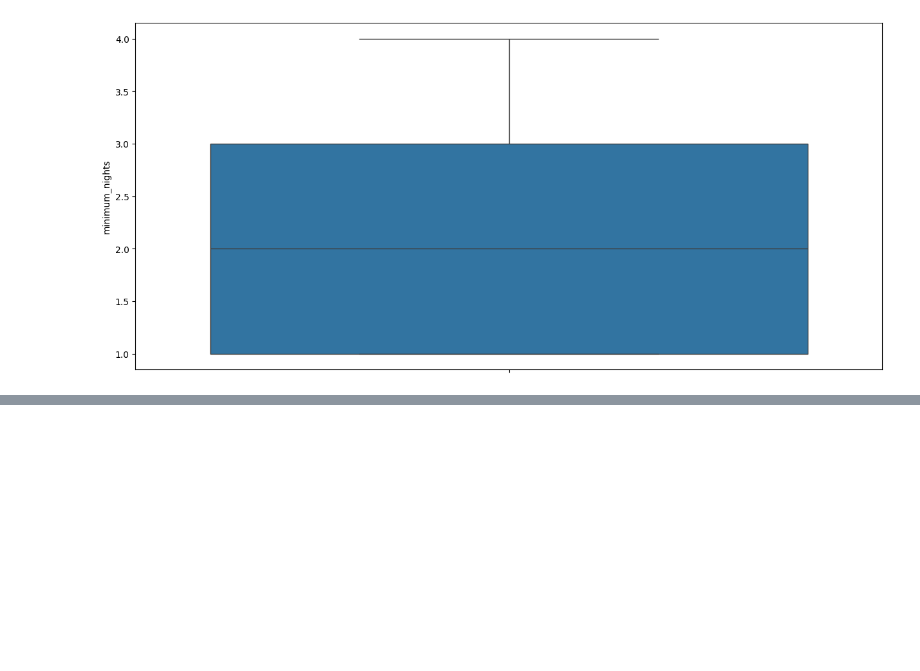
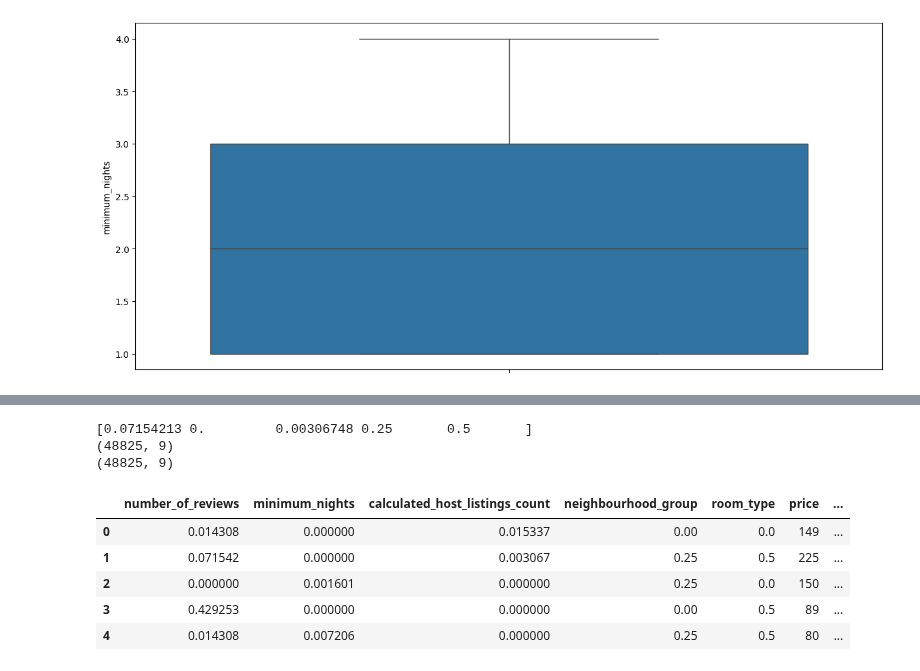
Before and after one commit to Diegomca98/4geeks-ml-template-prjs, a Jupyter notebook: src/explore.ipynb, the cells around one changed output, grey strips where cells are left out. Drawn from its saved outputs; the diff is of its cells as text; code cells hidden in the pictures; blank space fills up the shorter version.

```diff
--- a/src/explore.ipynb
+++ b/src/explore.ipynb
@@ -415,6 +428,3 @@ df[['host_id', 'minimum_nights', 'availability_365']][(df['minimum_nights'] > 36
 | 38664 | 200401254 | 999 | 365 |
 | 47620 | 82674375 | 500 | 331 |
 [figure]
-# %%
-df = df[df['minimum_nights'] < 365]
-df[df['minimum_nights'] > 365]
@@ -444,0 +572,40 @@ Availability_365:
+# %%
+# numericals = [
+#     "number_of_reviews",
+#     "minimum_nights",
+#     "calculated_host_listings_count",
+#     "availability_365",
+#     "neighbourhood_group",
+#     "room_type"
+# ]
+numericals = [
+    "number_of_reviews",
+    "minimum_nights",
+    "calculated_host_listings_count",
+    "neighbourhood_group",
+    "room_type"
+]
+# %%
+scaler = MinMaxScaler()
+features = scaler.fit_transform(df[numericals])
+print(features[1])
+
+df_scal = pd.DataFrame(features, index = df.index, columns = numericals)
+
+print(df.shape)
+
+df_scal['price'] = df['price']
+df_scal['availability_365'] = df['availability_365']
+
+print(df.shape)
+df_scal.head()
+# %% [output]
+[0.07154213 0.         0.00306748 0.25       0.5       ]
+(48825, 9)
+(48825, 9)
+|  | number_of_reviews | minimum_nights | calculated_host_listings_count | neighbourhood_group | room_type | price | ... |
+| 0 | 0.014308 | 0.000000 | 0.015337 | 0.00 | 0.0 | 149 | ... |
+| 1 | 0.071542 | 0.000000 | 0.003067 | 0.25 | 0.5 | 225 | ... |
+| 2 | 0.000000 | 0.001601 | 0.000000 | 0.25 | 0.0 | 150 | ... |
+| 3 | 0.429253 | 0.000000 | 0.000000 | 0.00 | 0.5 | 89 | ... |
+| 4 | 0.014308 | 0.007206 | 0.000000 | 0.25 | 0.5 | 80 | ... |
```
Also changed, not shown: parts of 27 cells of this notebook, 4 other files.
